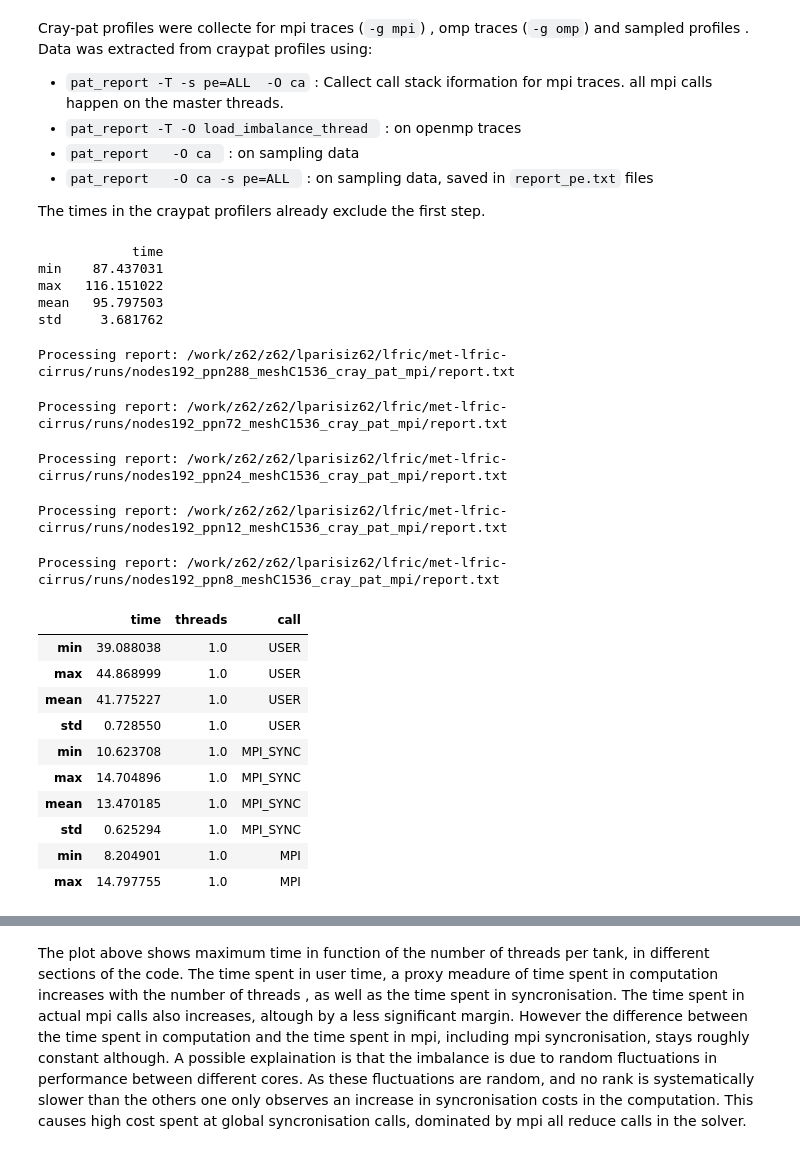
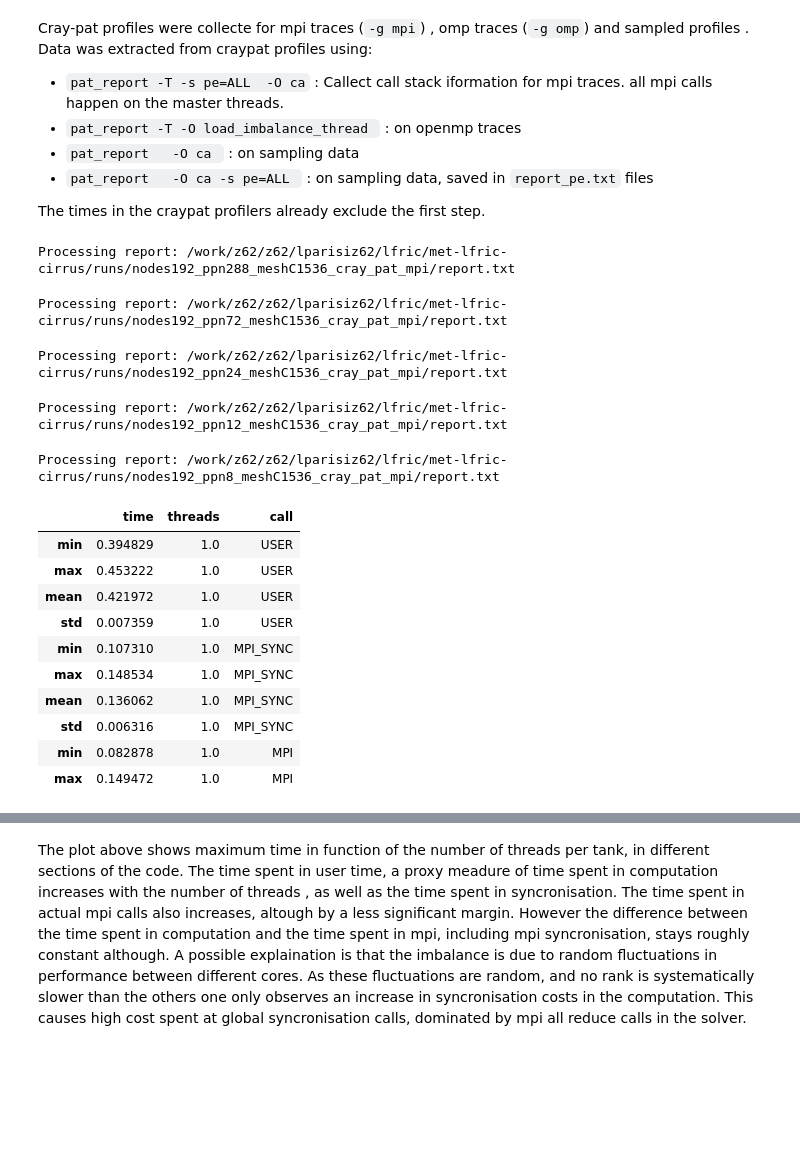
Before and after one commit to lucaparisi91/met-lfric-cirrus, a Jupyter notebook: results/analyse_results.ipynb, the cells around one changed output, grey strips where cells are left out. Cells and saved outputs as stored; diff of their text form; code cells hidden in the pictures; blank space fills up the shorter version.

```diff
--- a/results/analyse_results.ipynb
+++ b/results/analyse_results.ipynb
@@ -118,50 +118,46 @@ The times in the craypat profilers already exclude the first step.
 # %%
 import tools
 from tools.craypat import extract_mpi_callstack_data
 
 run_dir="/work/z62/z62/lparisiz62/lfric/met-lfric-cirrus/runs" # Directoring containing profiles for different runs
 
 ppn_list = [288,72,24,12,8] # CPUs per node
 
 summaries = []
 for ppn in tqdm.tqdm(ppn_list): # Iterate over runs with different number of threads
     report = f"{run_dir}/nodes192_ppn{ppn}_meshC1536_cray_pat_mpi/report.txt"
     print(f"Processing report: {report}")
     # Parse the report
     profile = extract_mpi_callstack_data(report) # Extract data from text report generated with pat_report
 
     calls = ["USER","MPI_SYNC","MPI"]
     for call in calls:
         summary= profile[call].timing.aggregate({'time':['min','max','mean','std']})
-        summary["time"]/=99 # Divide by number of time steps minus one (first step excluded)
+
         summary['threads']=288/ppn
         summary['call'] = call
         summaries.append(summary)
 
 summary_profile = pd.concat(summaries)
+summary_profile["time"]/=99 # Divide by number of time steps minus one (first step excluded)
 summary_profile.head(10)
 # %% [output]
-            time
-min    87.437031
-max   116.151022
-mean   95.797503
-std     3.681762
+Processing report: /work/z62/z62/lparisiz62/lfric/met-lfric-cirrus/runs/nodes192_ppn288_meshC1536_cray_pat_mpi/report.txt
-Processing report: /work/z62/z62/lparisiz62/lfric/met-lfric-cirrus/runs/nodes192_ppn288_meshC1536_cray_pat_mpi/report.txt
+Processing report: /work/z62/z62/lparisiz62/lfric/met-lfric-cirrus/runs/nodes192_ppn72_meshC1536_cray_pat_mpi/report.txt
-Processing report: /work/z62/z62/lparisiz62/lfric/met-lfric-cirrus/runs/nodes192_ppn72_meshC1536_cray_pat_mpi/report.txt
+Processing report: /work/z62/z62/lparisiz62/lfric/met-lfric-cirrus/runs/nodes192_ppn24_meshC1536_cray_pat_mpi/report.txt
-Processing report: /work/z62/z62/lparisiz62/lfric/met-lfric-cirrus/runs/nodes192_ppn24_meshC1536_cray_pat_mpi/report.txt
+Processing report: /work/z62/z62/lparisiz62/lfric/met-lfric-cirrus/runs/nodes192_ppn12_meshC1536_cray_pat_mpi/report.txt
-Processing report: /work/z62/z62/lparisiz62/lfric/met-lfric-cirrus/runs/nodes192_ppn12_meshC1536_cray_pat_mpi/report.txt
+Processing report: /work/z62/z62/lparisiz62/lfric/met-lfric-cirrus/runs/nodes192_ppn8_meshC1536_cray_pat_mpi/report.txt
-Processing report: /work/z62/z62/lparisiz62/lfric/met-lfric-cirrus/runs/nodes192_ppn8_meshC1536_cray_pat_mpi/report.txt
 |  | time | threads | call |
-| min | 39.088038 | 1.0 | USER |
-| max | 44.868999 | 1.0 | USER |
-| mean | 41.775227 | 1.0 | USER |
-| std | 0.728550 | 1.0 | USER |
-| min | 10.623708 | 1.0 | MPI_SYNC |
-| max | 14.704896 | 1.0 | MPI_SYNC |
-| mean | 13.470185 | 1.0 | MPI_SYNC |
-| std | 0.625294 | 1.0 | MPI_SYNC |
-| min | 8.204901 | 1.0 | MPI |
-| max | 14.797755 | 1.0 | MPI |
+| min | 0.394829 | 1.0 | USER |
+| max | 0.453222 | 1.0 | USER |
+| mean | 0.421972 | 1.0 | USER |
+| std | 0.007359 | 1.0 | USER |
+| min | 0.107310 | 1.0 | MPI_SYNC |
+| max | 0.148534 | 1.0 | MPI_SYNC |
+| mean | 0.136062 | 1.0 | MPI_SYNC |
+| std | 0.006316 | 1.0 | MPI_SYNC |
+| min | 0.082878 | 1.0 | MPI |
+| max | 0.149472 | 1.0 | MPI |
 # %%
 compact_summary_profile = summary_profile.reset_index().pivot(values=['time'],columns=['index'],index=["threads","call"]).reset_index()
 compact_summary_profile.to_csv("thread_scaling_mpi.txt", sep=" ", index=False)
```
Also changed, not shown: parts of 3 cells of this notebook, 2 other files.
